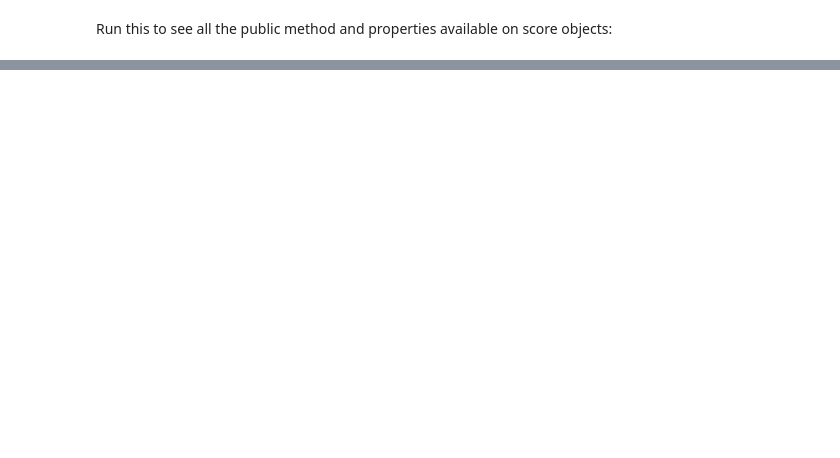
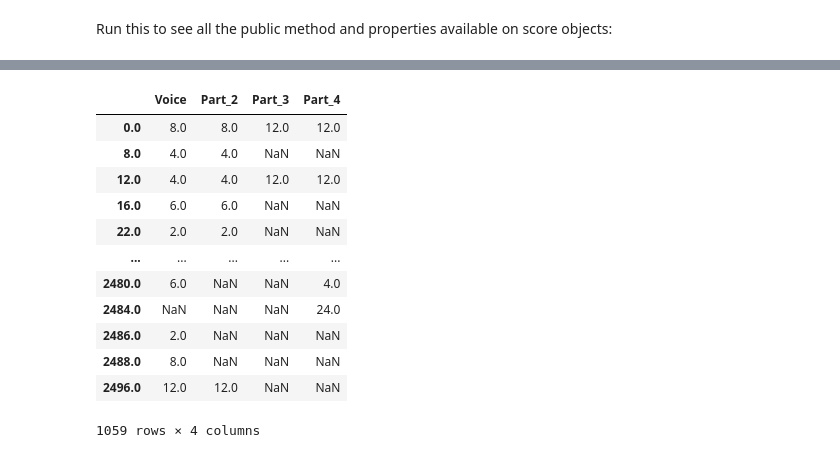
Before and after one commit to alexandermorgan/AMPACT, a Jupyter notebook: README.ipynb, the cells around one changed output, grey strips where cells are left out. Cells and saved outputs as stored; diff of their text form; code cells hidden in the pictures; blank space fills up the shorter version.

```diff
--- a/README.ipynb
+++ b/README.ipynb
@@ -41,0 +45,16 @@ semi_flat_parts
+# %%
+piece.durations()
+# %% [output]
+|  | Voice | Part_2 | Part_3 | Part_4 |
+| 0.0 | 8.0 | 8.0 | 12.0 | 12.0 |
+| 8.0 | 4.0 | 4.0 | NaN | NaN |
+| 12.0 | 4.0 | 4.0 | 12.0 | 12.0 |
+| 16.0 | 6.0 | 6.0 | NaN | NaN |
+| 22.0 | 2.0 | 2.0 | NaN | NaN |
+| ... | ... | ... | ... | ... |
+| 2480.0 | 6.0 | NaN | NaN | 4.0 |
+| 2484.0 | NaN | NaN | NaN | 24.0 |
+| 2486.0 | 2.0 | NaN | NaN | NaN |
+| 2488.0 | 8.0 | NaN | NaN | NaN |
+| 2496.0 | 12.0 | 12.0 | NaN | NaN |
+1059 rows × 4 columns
```
Also changed, not shown: parts of 19 cells of this notebook.
